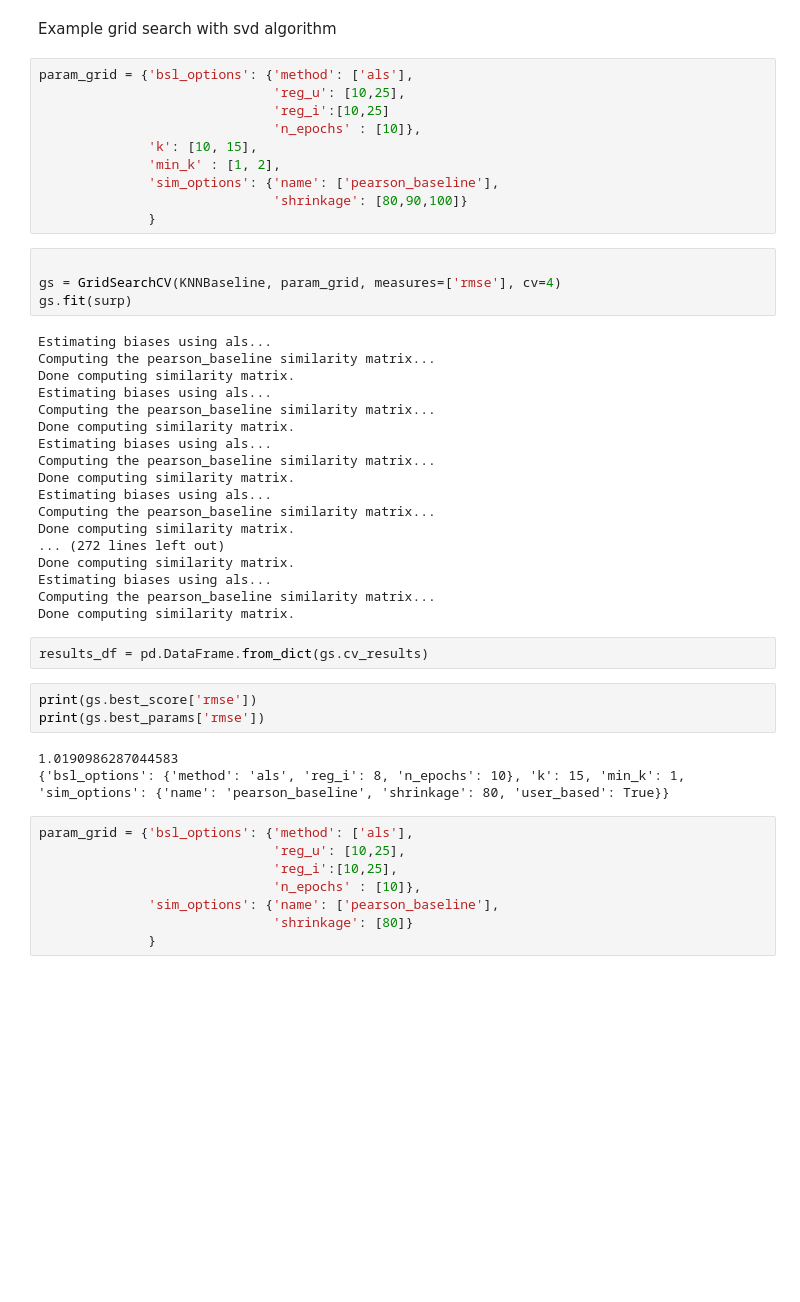
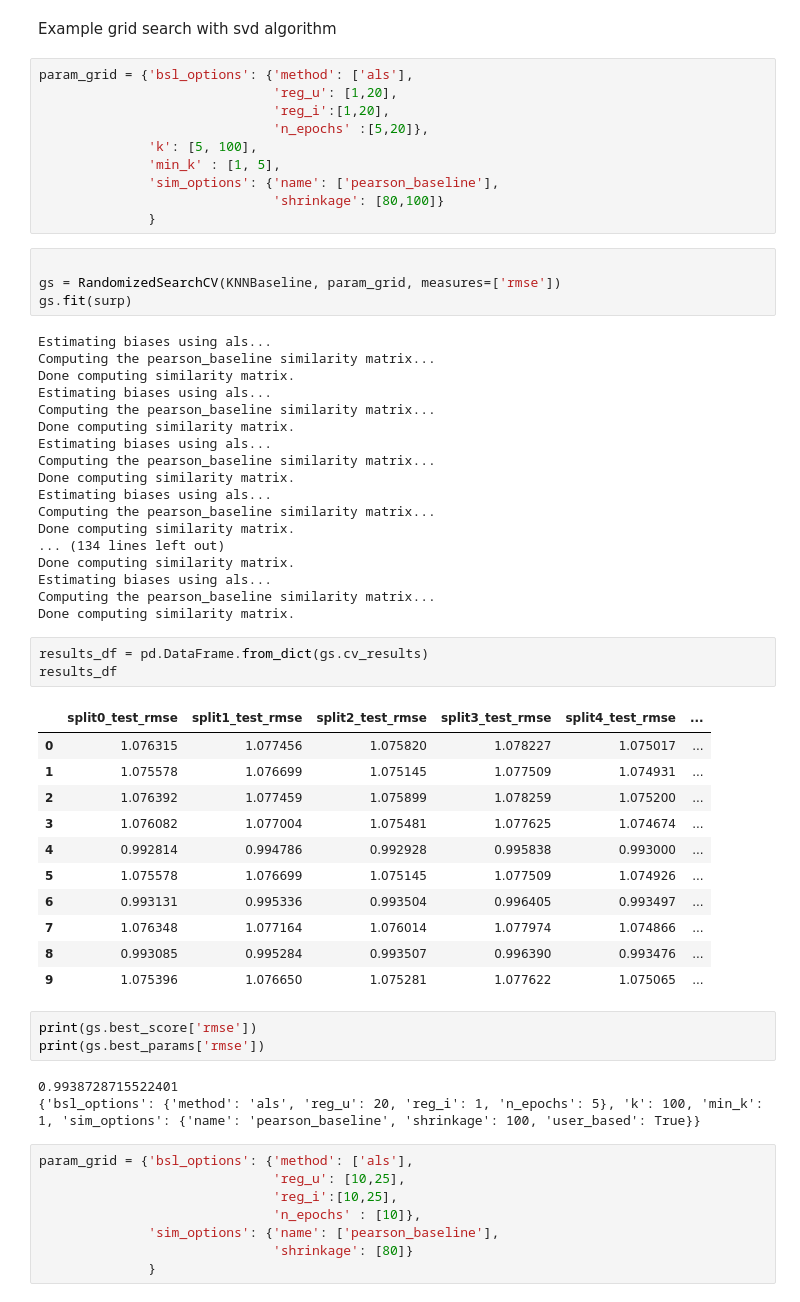
Before and after one commit to BYOBToBBQ/ml_project_2, a Jupyter notebook: KNN grid search.ipynb, the cells around one changed output. Cells and saved outputs as stored; diff of their text form; blank space fills up the shorter version.

```diff
--- a/KNN grid search.ipynb
+++ b/KNN grid search.ipynb
@@ -62,17 +62,17 @@ surp = Dataset.load_from_df(data, reader)
 Example grid search with svd algorithm
 # %%
 param_grid = {'bsl_options': {'method': ['als'],
-                              'reg_u': [10,25],
-                              'reg_i':[10,25]
-                              'n_epochs' : [10]},
-              'k': [10, 15],
-              'min_k' : [1, 2],
+                              'reg_u': [1,20],
+                              'reg_i':[1,20],
+                              'n_epochs' :[5,20]},
+              'k': [5, 100],
+              'min_k' : [1, 5],
               'sim_options': {'name': ['pearson_baseline'],
-                              'shrinkage': [80,90,100]}
+                              'shrinkage': [80,100]}
               }
 # %%
 
-gs = GridSearchCV(KNNBaseline, param_grid, measures=['rmse'], cv=4)
+gs = RandomizedSearchCV(KNNBaseline, param_grid, measures=['rmse'])
 gs.fit(surp)
 # %% [output]
 Estimating biases using als...
@@ -87,19 +87,32 @@ Done computing similarity matrix.
 Estimating biases using als...
 Computing the pearson_baseline similarity matrix...
 Done computing similarity matrix.
-... (272 lines left out)
+... (134 lines left out)
 Done computing similarity matrix.
 Estimating biases using als...
 Computing the pearson_baseline similarity matrix...
 Done computing similarity matrix.
 # %%
 results_df = pd.DataFrame.from_dict(gs.cv_results)
+results_df
+# %% [output]
+|  | split0_test_rmse | split1_test_rmse | split2_test_rmse | split3_test_rmse | split4_test_rmse | ... |
+| 0 | 1.076315 | 1.077456 | 1.075820 | 1.078227 | 1.075017 | ... |
+| 1 | 1.075578 | 1.076699 | 1.075145 | 1.077509 | 1.074931 | ... |
+| 2 | 1.076392 | 1.077459 | 1.075899 | 1.078259 | 1.075200 | ... |
+| 3 | 1.076082 | 1.077004 | 1.075481 | 1.077625 | 1.074674 | ... |
+| 4 | 0.992814 | 0.994786 | 0.992928 | 0.995838 | 0.993000 | ... |
+| 5 | 1.075578 | 1.076699 | 1.075145 | 1.077509 | 1.074926 | ... |
+| 6 | 0.993131 | 0.995336 | 0.993504 | 0.996405 | 0.993497 | ... |
+| 7 | 1.076348 | 1.077164 | 1.076014 | 1.077974 | 1.074866 | ... |
+| 8 | 0.993085 | 0.995284 | 0.993507 | 0.996390 | 0.993476 | ... |
+| 9 | 1.075396 | 1.076650 | 1.075281 | 1.077622 | 1.075065 | ... |
 # %%
 print(gs.best_score['rmse'])
 print(gs.best_params['rmse'])
 # %% [output]
-1.0190986287044583
-{'bsl_options': {'method': 'als', 'reg_i': 8, 'n_epochs': 10}, 'k': 15, 'min_k': 1, 'sim_options': {'name': 'pearson_baseline', 'shrinkage': 80, 'user_based': True}}
+0.9938728715522401
+{'bsl_options': {'method': 'als', 'reg_u': 20, 'reg_i': 1, 'n_epochs': 5}, 'k': 100, 'min_k': 1, 'sim_options': {'name': 'pearson_baseline', 'shrinkage': 100, 'user_based': True}}
 # %%
 param_grid = {'bsl_options': {'method': ['als'],
                               'reg_u': [10,25],
```
Also changed, not shown: parts of 1 cell of this notebook, 1 other file.
